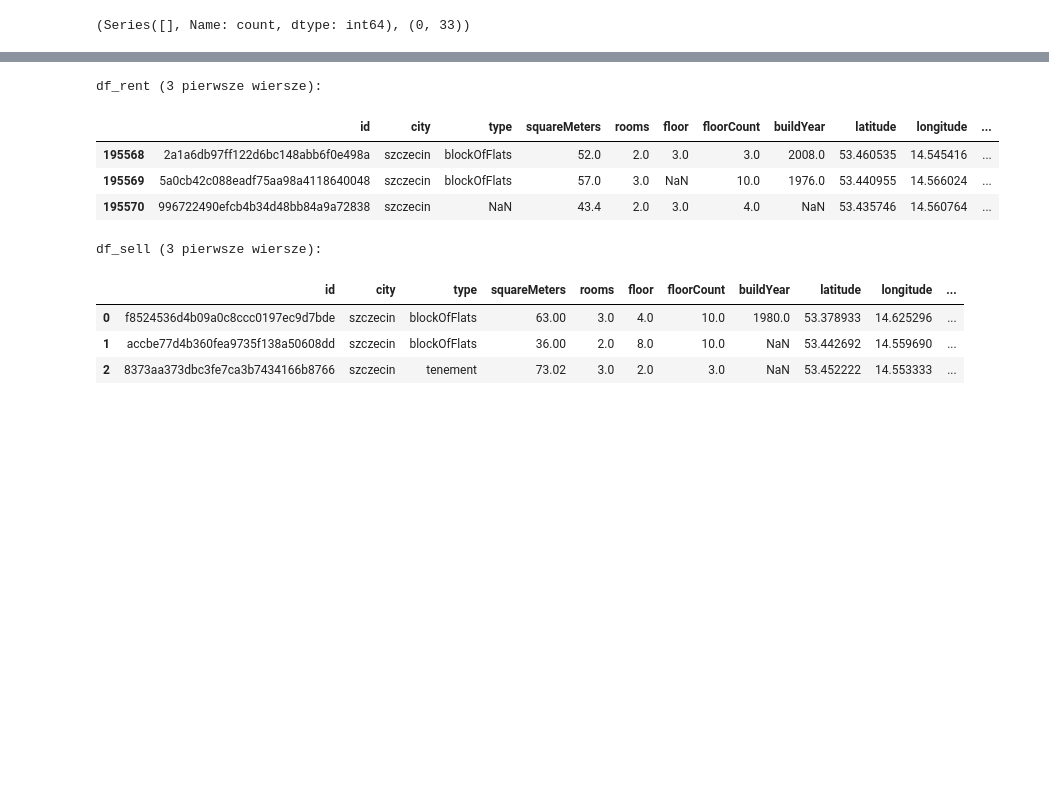
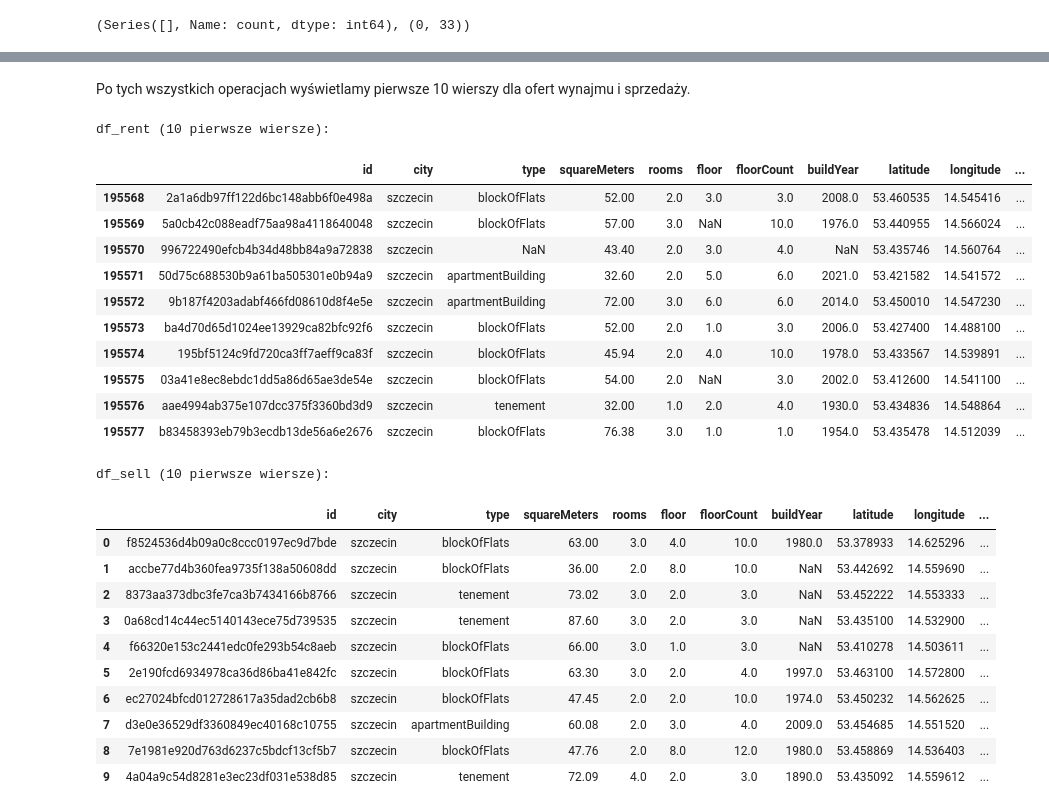
Before and after one commit to Marcello732/PRIAD-projekt, a Jupyter notebook: apartments.ipynb, the cells around one changed output, grey strips where cells are left out. Drawn from its saved outputs; the diff is of its cells as text; code cells hidden in the pictures; blank space fills up the shorter version.

```diff
--- a/apartments.ipynb
+++ b/apartments.ipynb
@@ -87,0 +336,36 @@ df_other["source_file"].value_counts().head(20), df_other.shape
+# %%
+def clean_data(df):
+    df_clean = df.copy()
+    start_len = len(df_clean)
+
+    # 1. Usuwanie duplikatów
+    df_clean = df_clean.drop_duplicates()
+    if 'id' in df_clean.columns and 'snapshot_date' in df_clean.columns:
+        df_clean = df_clean.drop_duplicates(subset=['id', 'snapshot_date'], keep='first')
+
+    # 2. Usuwanie błędów logicznych (Cena i Metraż)
+    # Zakładamy, że mieszkanie musi kosztować > 1000 zł i mieć > 10 m2
+    mask_correct = (df_clean['price'] > 0) & \
+                   (df_clean['squareMeters'] >= 10) & \
+                   (df_clean['squareMeters'] <= 500)
+
+    df_clean = df_clean[mask_correct]
+
+    # 3. (Opcjonalnie) Usuwanie kolumn z > 50% braków
+    # Tutaj przykład automatyczny, ale można też ręcznie: df.drop(columns=['condition'], ...)
+    threshold = 0.5 * len(df_clean)
+    df_clean = df_clean.dropna(thresh=threshold, axis=1)
+
+    # Raport skuteczności
+    end_len = len(df_clean)
+    dropped = start_len - end_len
+    print(f"Czyszczenie zakończone.\nUsunięto {dropped} rekordów ({dropped/start_len:.2%}).")
+    print(f"Pozostało: {end_len} obserwacji.")
+    return df_clean
+
+# Zastosowanie czyszczenia
+print("--- CZYSZCZENIE ZBIORU SPRZEDAŻY ---")
+df_sell = clean_data(df_sell)
+
+print("\n--- CZYSZCZENIE ZBIORU WYNAJMU ---")
+df_rent = clean_data(df_rent)
@@ -88,17 +382,33 @@ df_other["source_file"].value_counts().head(20), df_other.shape
+# %% [markdown]
+Po tych wszystkich operacjach wyświetlamy pierwsze 10 wierszy dla ofert wynajmu i sprzedaży.
 # %%
-print("df_rent (3 pierwsze wiersze):")
-display(df_rent.head(3))
+print("df_rent (10 pierwszych wiersze):")
+display(df_rent.head(10))
 
-print("\ndf_sell (3 pierwsze wiersze):")
-display(df_sell.head(3))
+print("\ndf_sell (10 pierwszych wiersze):")
+display(df_sell.head(10))
 # %% [output]
-df_rent (3 pierwsze wiersze):
+df_rent (10 pierwsze wiersze):
 |  | id | city | type | squareMeters | rooms | floor | floorCount | buildYear | latitude | longitude | ... |
-| 195568 | 2a1a6db97ff122d6bc148abb6f0e498a | szczecin | blockOfFlats | 52.0 | 2.0 | 3.0 | 3.0 | 2008.0 | 53.460535 | 14.545416 | ... |
-| 195569 | 5a0cb42c088eadf75aa98a4118640048 | szczecin | blockOfFlats | 57.0 | 3.0 | NaN | 10.0 | 1976.0 | 53.440955 | 14.566024 | ... |
-| 195570 | 996722490efcb4b34d48bb84a9a72838 | szczecin | NaN | 43.4 | 2.0 | 3.0 | 4.0 | NaN | 53.435746 | 14.560764 | ... |
+| 195568 | 2a1a6db97ff122d6bc148abb6f0e498a | szczecin | blockOfFlats | 52.00 | 2.0 | 3.0 | 3.0 | 2008.0 | 53.460535 | 14.545416 | ... |
+| 195569 | 5a0cb42c088eadf75aa98a4118640048 | szczecin | blockOfFlats | 57.00 | 3.0 | NaN | 10.0 | 1976.0 | 53.440955 | 14.566024 | ... |
+| 195570 | 996722490efcb4b34d48bb84a9a72838 | szczecin | NaN | 43.40 | 2.0 | 3.0 | 4.0 | NaN | 53.435746 | 14.560764 | ... |
+| 195571 | 50d75c688530b9a61ba505301e0b94a9 | szczecin | apartmentBuilding | 32.60 | 2.0 | 5.0 | 6.0 | 2021.0 | 53.421582 | 14.541572 | ... |
+| 195572 | 9b187f4203adabf466fd08610d8f4e5e | szczecin | apartmentBuilding | 72.00 | 3.0 | 6.0 | 6.0 | 2014.0 | 53.450010 | 14.547230 | ... |
+| 195573 | ba4d70d65d1024ee13929ca82bfc92f6 | szczecin | blockOfFlats | 52.00 | 2.0 | 1.0 | 3.0 | 2006.0 | 53.427400 | 14.488100 | ... |
+| 195574 | 195bf5124c9fd720ca3ff7aeff9ca83f | szczecin | blockOfFlats | 45.94 | 2.0 | 4.0 | 10.0 | 1978.0 | 53.433567 | 14.539891 | ... |
+| 195575 | 03a41e8ec8ebdc1dd5a86d65ae3de54e | szczecin | blockOfFlats | 54.00 | 2.0 | NaN | 3.0 | 2002.0 | 53.412600 | 14.541100 | ... |
+| 195576 | aae4994ab375e107dcc375f3360bd3d9 | szczecin | tenement | 32.00 | 1.0 | 2.0 | 4.0 | 1930.0 | 53.434836 | 14.548864 | ... |
+| 195577 | b83458393eb79b3ecdb13de56a6e2676 | szczecin | blockOfFlats | 76.38 | 3.0 | 1.0 | 1.0 | 1954.0 | 53.435478 | 14.512039 | ... |
-df_sell (3 pierwsze wiersze):
+df_sell (10 pierwsze wiersze):
 |  | id | city | type | squareMeters | rooms | floor | floorCount | buildYear | latitude | longitude | ... |
 | 0 | f8524536d4b09a0c8ccc0197ec9d7bde | szczecin | blockOfFlats | 63.00 | 3.0 | 4.0 | 10.0 | 1980.0 | 53.378933 | 14.625296 | ... |
 | 1 | accbe77d4b360fea9735f138a50608dd | szczecin | blockOfFlats | 36.00 | 2.0 | 8.0 | 10.0 | NaN | 53.442692 | 14.559690 | ... |
 | 2 | 8373aa373dbc3fe7ca3b7434166b8766 | szczecin | tenement | 73.02 | 3.0 | 2.0 | 3.0 | NaN | 53.452222 | 14.553333 | ... |
+| 3 | 0a68cd14c44ec5140143ece75d739535 | szczecin | tenement | 87.60 | 3.0 | 2.0 | 3.0 | NaN | 53.435100 | 14.532900 | ... |
+| 4 | f66320e153c2441edc0fe293b54c8aeb | szczecin | blockOfFlats | 66.00 | 3.0 | 1.0 | 3.0 | NaN | 53.410278 | 14.503611 | ... |
+| 5 | 2e190fcd6934978ca36d86ba41e842fc | szczecin | blockOfFlats | 63.30 | 3.0 | 2.0 | 4.0 | 1997.0 | 53.463100 | 14.572800 | ... |
+| 6 | ec27024bfcd012728617a35dad2cb6b8 | szczecin | blockOfFlats | 47.45 | 2.0 | 2.0 | 10.0 | 1974.0 | 53.450232 | 14.562625 | ... |
+| 7 | d3e0e36529df3360849ec40168c10755 | szczecin | apartmentBuilding | 60.08 | 2.0 | 3.0 | 4.0 | 2009.0 | 53.454685 | 14.551520 | ... |
+| 8 | 7e1981e920d763d6237c5bdcf13cf5b7 | szczecin | blockOfFlats | 47.76 | 2.0 | 8.0 | 12.0 | 1980.0 | 53.458869 | 14.536403 | ... |
+| 9 | 4a04a9c54d8281e3ec23df031e538d85 | szczecin | tenement | 72.09 | 4.0 | 2.0 | 3.0 | 1890.0 | 53.435092 | 14.559612 | ... |
```
Also changed, not shown: parts of 34 cells of this notebook.
